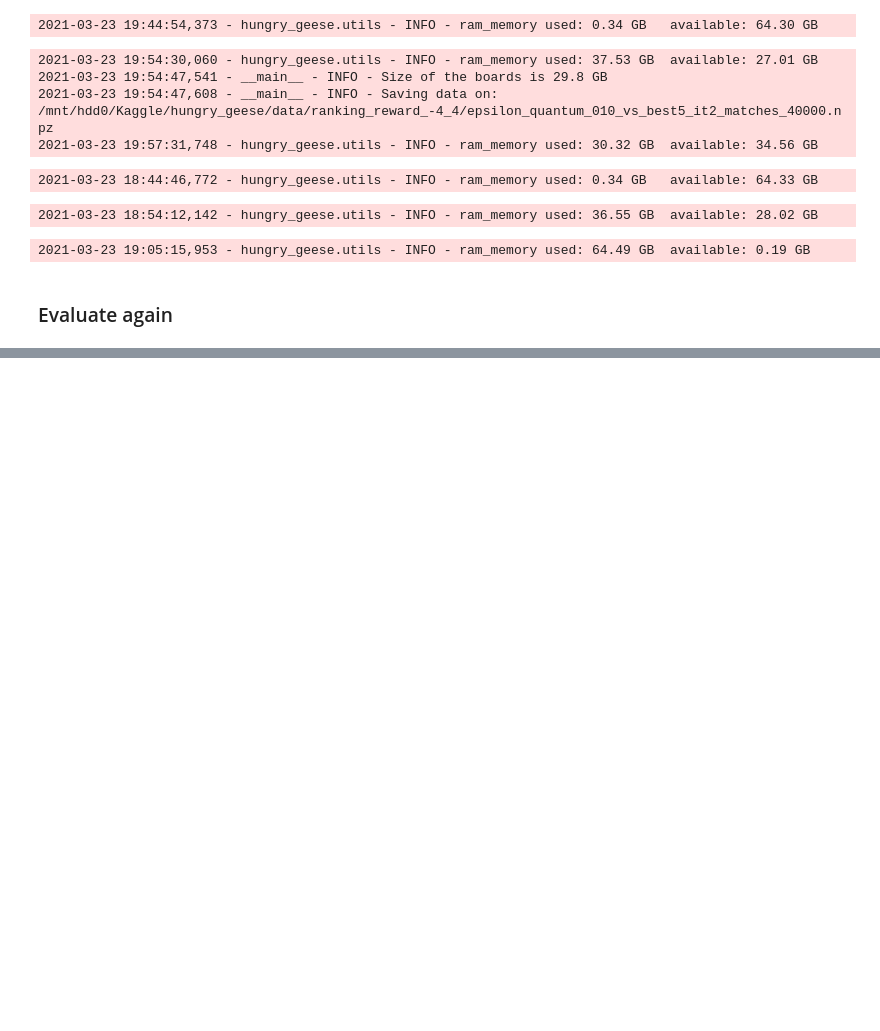
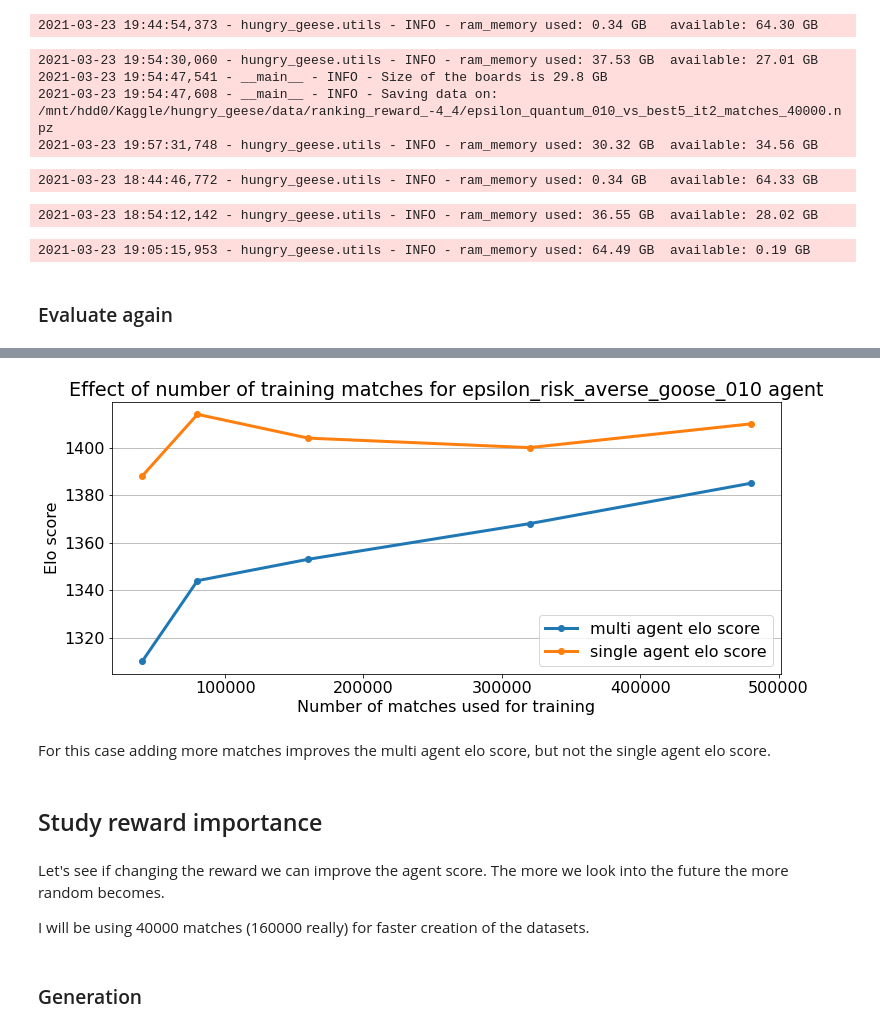
Before and after one commit to ironbar/hungry_geese, a Jupyter notebook: notebooks/006_ladder_of_agents.ipynb, the cells around one changed output, grey strips where cells are left out. Drawn from its saved outputs; the diff is of its cells as text; code cells hidden in the pictures; blank space fills up the shorter version.

```diff
--- a/notebooks/006_ladder_of_agents.ipynb
+++ b/notebooks/006_ladder_of_agents.ipynb
@@ -727,0 +1493,10 @@ compute_elo_ranking(*ret)
+# %%
+agent_filepaths = sorted(glob.glob('/mnt/hdd0/Kaggle/hungry_geese/models/26_dataset_size_study/*/q_value_agent.py'))
+df = pd.DataFrame()
+for agent_filepath in agent_filepaths:
+    print(df)
+    ret = simple_agent_evaluation(agent_filepath, n_matches=500)
+    name = os.path.basename(os.path.dirname(agent_filepath))
+    df.loc[name, 'multi'] = ret[0]
+    df.loc[name, 'single'] = ret[1]
+df
@@ -727,0 +1513,22 @@ compute_elo_ranking(*ret)
+# %%
+plt.figure(figsize=(12, 5))
+n_matches = np.array([10, 20, 40, 80, 120])*4000
+plt.plot(n_matches, df.multi, marker='o', label='multi agent elo score')
+plt.plot(n_matches, df.single, marker='o', label='single agent elo score')
+plt.legend(loc=0)
+plt.grid(axis='y')
+plt.xlabel('Number of matches used for training')
+plt.ylabel('Elo score')
+plt.title('Effect of number of training matches for epsilon_risk_averse_goose_010 agent');
+# %% [output]
+[figure, added]
+# %% [markdown]
+For this case adding more matches improves the multi agent elo score, but not the single agent elo score.
+# %% [markdown]
+## Study reward importance
+# %% [markdown]
+Let's see if changing the reward we can improve the agent score. The more we look into the future the more random becomes.
+
+I will be using 40000 matches (160000 really) for faster creation of the datasets.
+# %% [markdown]
+### Generation
```
Also changed, not shown: parts of 66 cells of this notebook, 1 other file.
